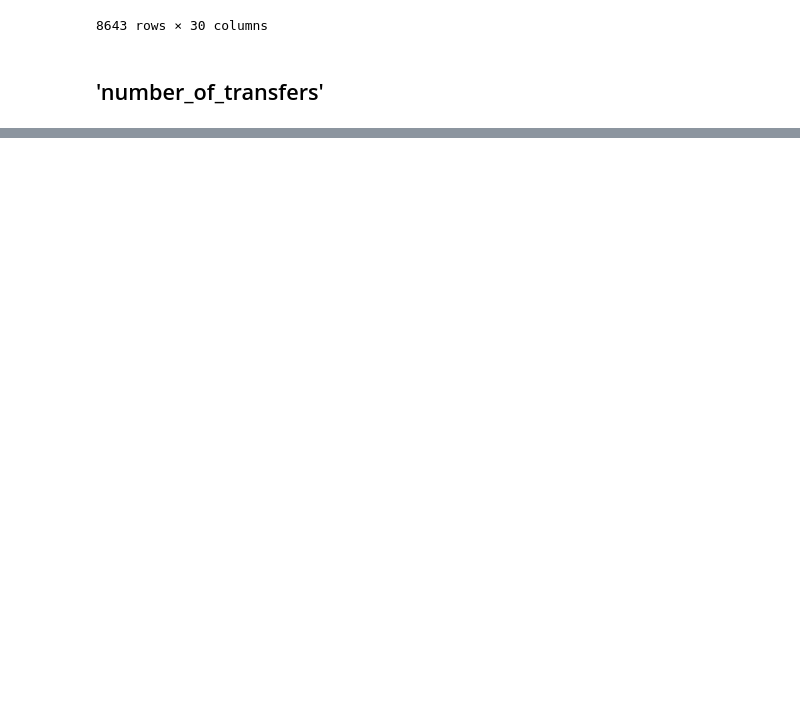
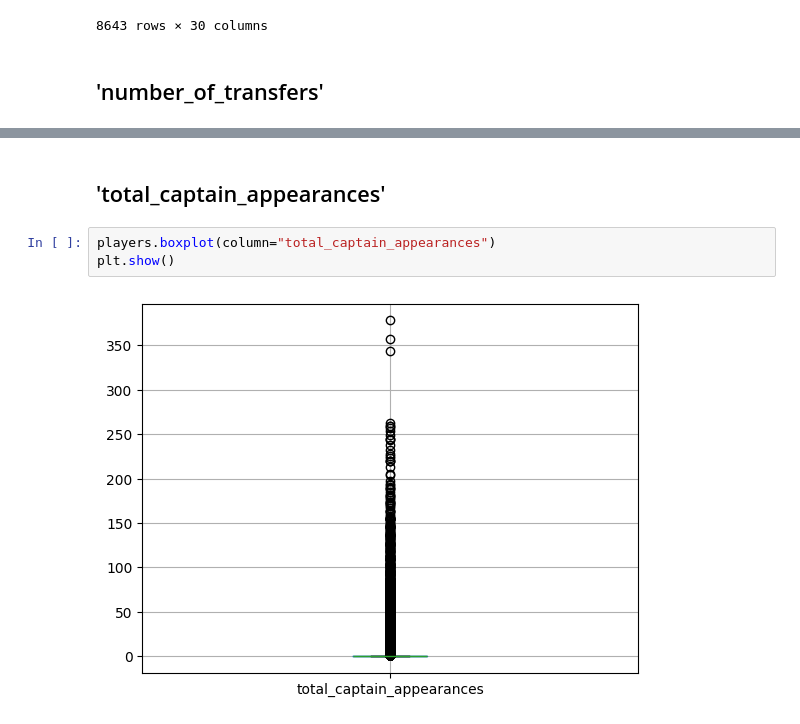
Before and after one commit to Tooonni/ADSC21, a Jupyter notebook: notebooks/02_Datenbereinigung.ipynb, the cells around one changed output, grey strips where cells are left out. Cells and saved outputs as stored; diff of their text form; blank space fills up the shorter version.

```diff
--- a/notebooks/02_Datenbereinigung.ipynb
+++ b/notebooks/02_Datenbereinigung.ipynb
@@ -571,0 +671,7 @@ players[players["market_value_in_eur"] <= 100000]
+# %% [markdown]
+## 'total_captain_appearances'
+# %%
+players.boxplot(column="total_captain_appearances")
+plt.show()
+# %% [output]
+[figure, added]
```
Also changed, not shown: parts of 70 cells of this notebook, 2 other files.
